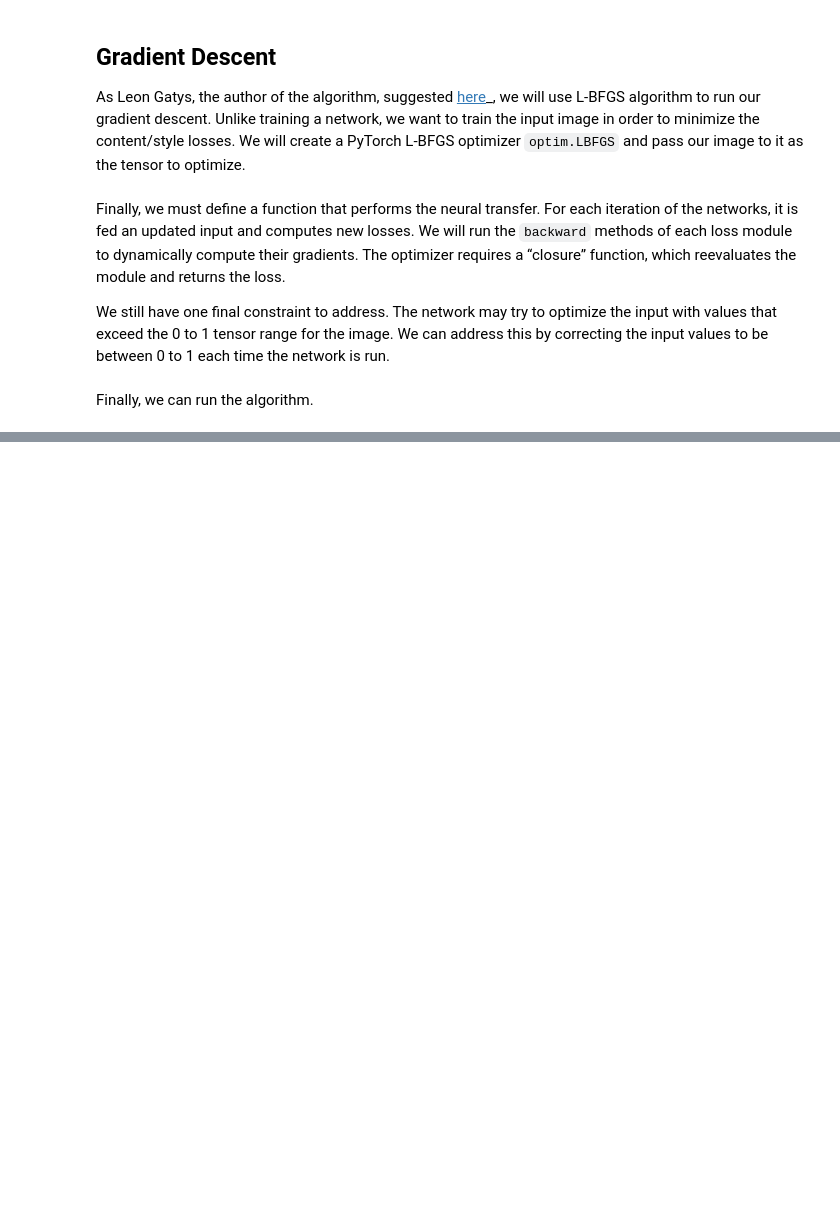
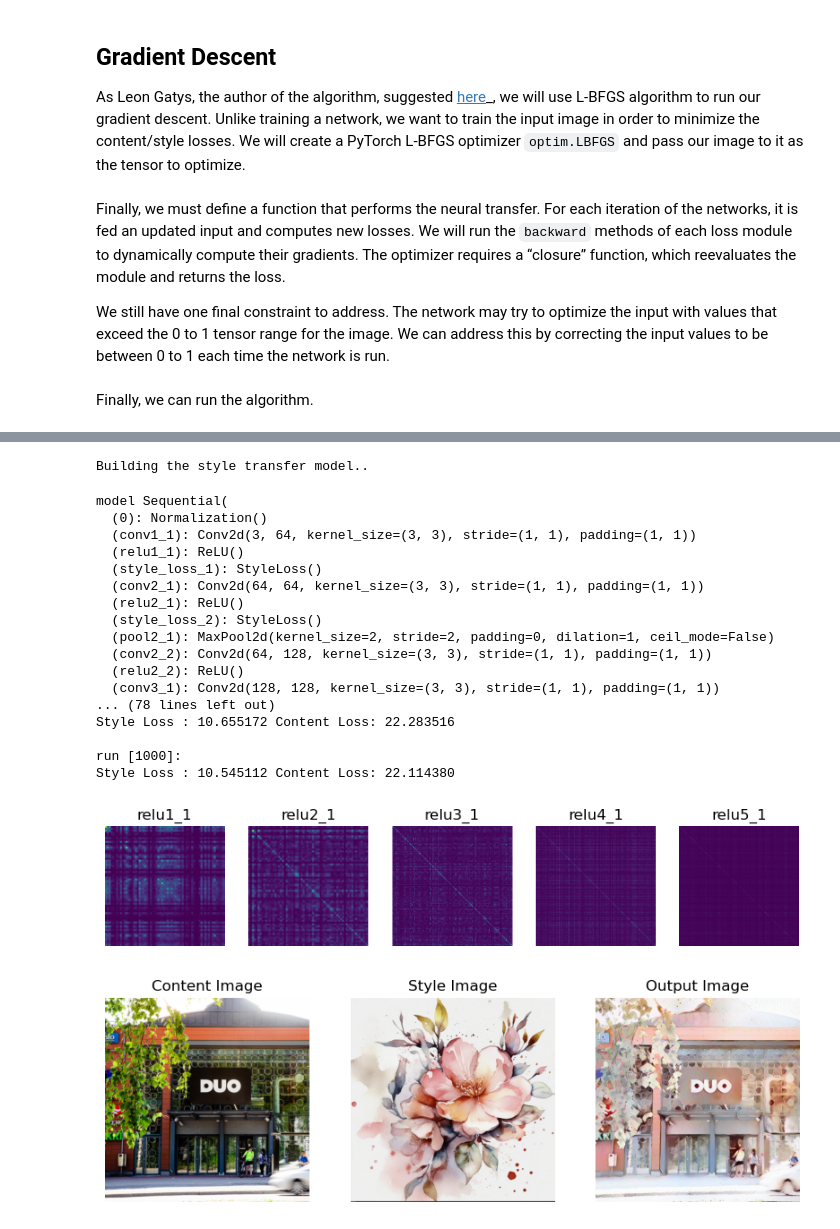
Before and after one commit to aapokrki/media_analysis, a Jupyter notebook: neural_style_tutorial.ipynb, the cells around one changed output, grey strips where cells are left out. Drawn from its saved outputs; the diff is of its cells as text; code cells hidden in the pictures; blank space fills up the shorter version.

```diff
--- a/neural_style_tutorial.ipynb
+++ b/neural_style_tutorial.ipynb
@@ -441,6 +450,7 @@ def run_style_transfer(content_img, style_img, input_img, num_steps=1000,
             content_score = 0
 
             for sl in style_losses:
+                # print('sl.loss.item()', sl.loss.item())
                 style_score += sl.loss
             for cl in content_losses:
                 content_score += cl.loss
@@ -458,7 +468,17 @@ def run_style_transfer(content_img, style_img, input_img, num_steps=1000,
                     style_score.item(), content_score.item()))
                 print()
 
+            if run[0] == num_steps:
+                # plot the relu layers as images
+                fig, ax = plt.subplots(1, len(style_losses), figsize=(10, 5))
+                for i, sl in enumerate(style_losses):
+                    ax[i].imshow(sl.target.clone().detach().squeeze(0).cpu().numpy())
+                    ax[i].set_title('relu{}_1'.format(i+1))
+                    ax[i].axis('off')
+                plt.show()
+
             return style_score + content_score
+
 
         optimizer.step(closure)
 
@@ -499,0 +492,44 @@ Style Loss : 11.135858 Content Loss: 22.134785
+# %%
+output = run_style_transfer(content_img, style_img, input_img)
+
+# plt.subplot(131)
+# imshow(content_img, title='Content Image')
+# imshow(style_img, title='Style Image')
+# imshow(output, title='Output Image')
+
+fig, ax = plt.subplots(1, 3, figsize=(10, 5))
+ax[0].imshow(content_img.squeeze(0).permute(1, 2, 0).cpu().numpy())
+ax[0].set_title('Content Image')
+ax[0].axis('off')
+ax[1].imshow(style_img.squeeze(0).permute(1, 2, 0).cpu().numpy())
+ax[1].set_title('Style Image')
+ax[1].axis('off')
+ax[2].imshow(output.clone().detach().squeeze(0).permute(1, 2, 0).cpu().numpy())
+ax[2].set_title('Output Image')
+ax[2].axis('off')
+plt.show()
+
+# sphinx_gallery_thumbnail_number = 4
+# plt.ioff()
+# plt.show()
+# %% [output]
+Building the style transfer model..
+model Sequential(
+  (0): Normalization()
+  (conv1_1): Conv2d(3, 64, kernel_size=(3, 3), stride=(1, 1), padding=(1, 1))
+  (relu1_1): ReLU()
+  (style_loss_1): StyleLoss()
+  (conv2_1): Conv2d(64, 64, kernel_size=(3, 3), stride=(1, 1), padding=(1, 1))
+  (relu2_1): ReLU()
+  (style_loss_2): StyleLoss()
+  (pool2_1): MaxPool2d(kernel_size=2, stride=2, padding=0, dilation=1, ceil_mode=False)
+  (conv2_2): Conv2d(64, 128, kernel_size=(3, 3), stride=(1, 1), padding=(1, 1))
+  (relu2_2): ReLU()
+  (conv3_1): Conv2d(128, 128, kernel_size=(3, 3), stride=(1, 1), padding=(1, 1))
+... (78 lines left out)
+Style Loss : 10.655172 Content Loss: 22.283516
+
+run [1000]:
+Style Loss : 10.545112 Content Loss: 22.114380
+[figure, added]
+[figure, added]
```
Also changed, not shown: parts of 2 cells of this notebook.
